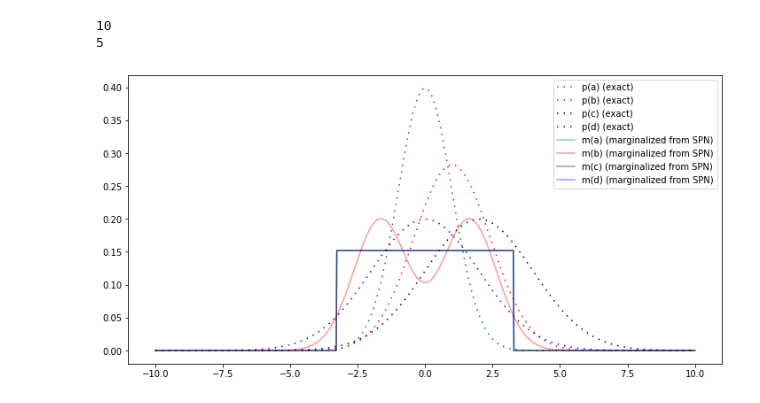
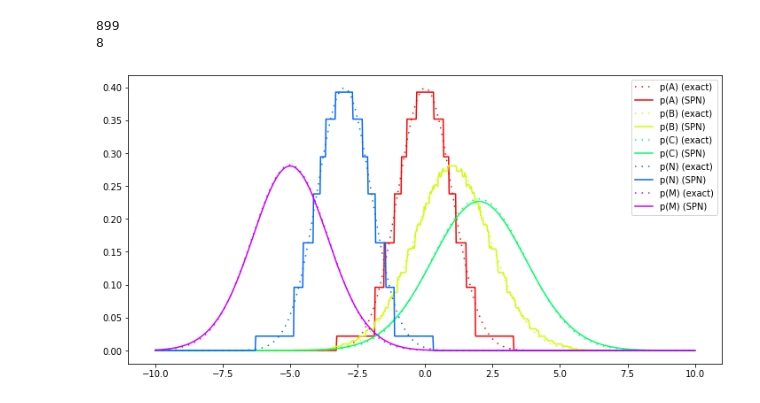
Before and after one commit to Whatisthisname/bayesian_network_to_spn, a Jupyter notebook: nb_clg_to_spn2.ipynb, the cells around one changed output. Drawn from its saved outputs; the diff is of its cells as text; code cells hidden in the pictures.

```diff
--- a/nb_clg_to_spn2.ipynb
+++ b/nb_clg_to_spn2.ipynb
@@ -69,19 +68,19 @@ from spn.structure.Base import Node, Sum, Product, assign_ids, rebuild_scopes_bo
 A = "A" @ noise
 B = "B" @ (A + noise + 1)
 # I = "I" @ noise
-# C = "C" @ (B + noise + 1)
+C = "C" @ (B + noise + 1)
 # C = "C" @ (A + noise + 3)
 # D = "D" @ (B + C + noise - 4)
 
-N = "N" @ noise
-M = "M" @ (N + noise)
+N = "N" @ (noise - 3)
+M = "M" @ (N + noise - 2)
 
-# A & N
+A & N
 
 display(A.get_graph())
 print(A.get_Σ())
 
-spn = spnhelp.pgm_to_spn(A, eps = 0.4)
+spn = spnhelp.pgm_to_spn(A, eps = 0.05)
 samples = spnhelp.sample_from_spn(spn, 10000)
 print(np.cov(samples, rowvar=False).round(1))
 # %% [output]
@@ -96,29 +98,12 @@ B  1.0  2.0
 print(get_number_of_nodes(spn))
 print(get_depth(spn))
 # %% [output]
-10
-5
+899
+8
-# %%
-spn_marg_a = marginalize(spn, [0])
-spn_marg_b = marginalize(spn, [1])
-spn_marg_c = marginalize(spn, [2])
-spn_marg_d = marginalize(spn, [3])
-
-plt.rcParams["figure.figsize"] = (12, 6)
-
-x = np.linspace(-10, 10, 1000)
-plt.plot(x, stats.norm.pdf(x, A.current_mean, A.current_sd), label = "p(a) (exact)", linestyle =  (0, (1, 4)), c="g")
-plt.plot(x, stats.norm.pdf(x, B.current_mean, B.current_sd), label = "p(b) (exact)", linestyle =  (0, (1, 4)), c="r")
-plt.plot(x, stats.norm.pdf(x, C.current_mean, C.current_sd), label = "p(c) (exact)", linestyle =  (0, (1, 4)), c="k")
-plt.plot(x, stats.norm.pdf(x, D.current_mean, D.current_sd), label = "p(d) (exact)", linestyle =  (0, (1, 4)), c="b")
-
-nan_fill = np.full_like(x, np.nan)
-plt.plot(x, likelihood(spn_marg_a, np.c_[x.reshape(-1, 1), nan_fill, nan_fill, nan_fill]), label = "m(a) (marginalized from SPN)", c="g", alpha=0.4)
-plt.plot(x, likelihood(spn_marg_b, np.c_[nan_fill, x.reshape(-1, 1), nan_fill, nan_fill]), label = "m(b) (marginalized from SPN)", c="r", alpha=0.4)
-plt.plot(x, likelihood(spn_marg_c, np.c_[nan_fill, nan_fill, x.reshape(-1, 1), nan_fill]), label = "m(c) (marginalized from SPN)", c="k", alpha=0.4)
-plt.plot(x, likelihood(spn_marg_d, np.c_[nan_fill, nan_fill, nan_fill, x.reshape(-1, 1)]), label = "m(d) (marginalized from SPN)", c="b", alpha=0.4)
-plt.legend();
-# %% [output]
-[figure, removed]
+# %%
+plt.rcParams["figure.figsize"] = (12, 6)
+spnhelp.plot_marginals(spn, A)
+# %% [output]
+[figure, added]
 # %%
 A = "A" @ noise
```
Also changed, not shown: parts of 7 cells of this notebook, 6 other files.
